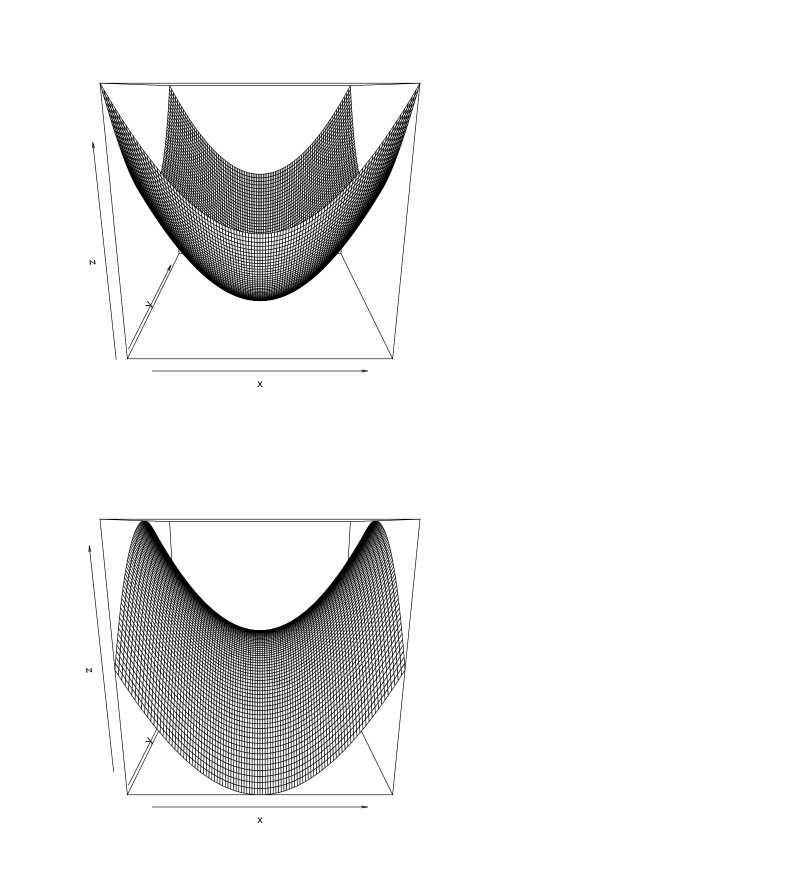
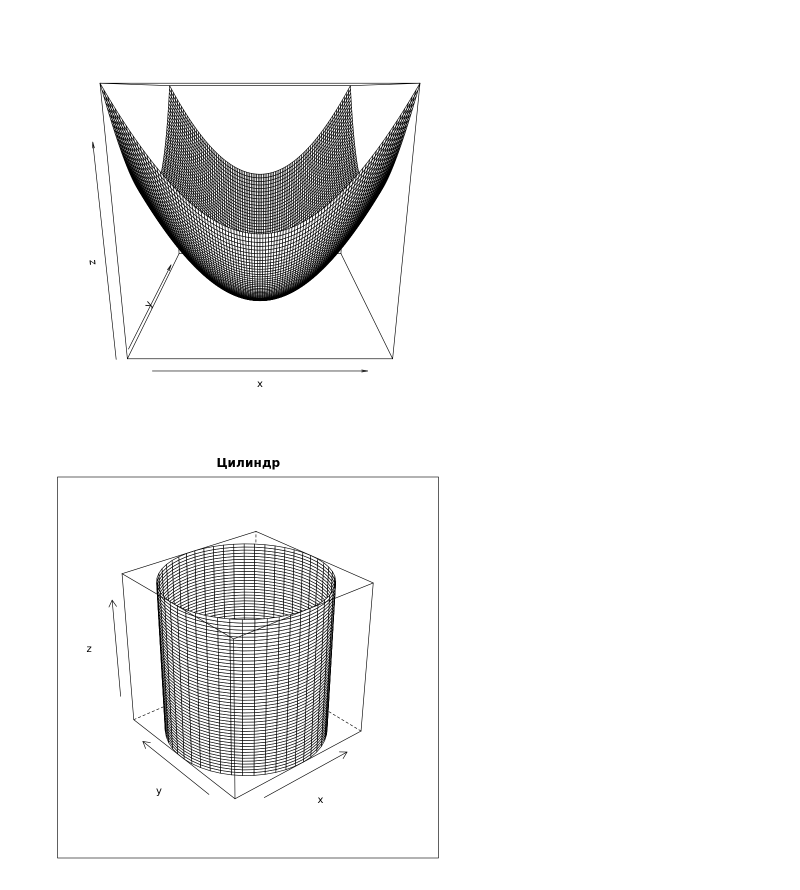
Before and after one commit to wibbn/r-homeworks, a Jupyter notebook: practice7.ipynb, the cells around one changed output. Saved outputs shown, nothing was run; the diff lists cells and outputs as text; code cells hidden in the pictures.

```diff
--- a/practice7.ipynb
+++ b/practice7.ipynb
@@ -144,7 +139,18 @@ f.expr = expression(x^2 / a^2 - y^2 / b^2 - 1)
-# %%
-x <- seq(-5, 5, 0.1)
-y <- x
-z <- outer(x, y, function(x, y) x^2 - y^2 - 1)
-persp(x, y, z)
-# %% [output]
-[figure, removed]
+# %%
+library(graphics)
+library(lattice)
+
+v <- seq(-2 * pi, 2 * pi, length=50)
+k <- seq(0, 2 * pi, length=50)
+a <- 3
+b <- 3
+
+
+x <- outer(v, k, function(v, k) a * cos(k))
+y <- outer(v, k, function(v, k) a * sin(k))
+z <- outer(v, k, function(v, k) v)
+
+
+wireframe(z ~ x * y, main="Цилиндр")
+# %% [output]
+[figure, added]
```
Also changed, not shown: parts of 2 cells of this notebook.
